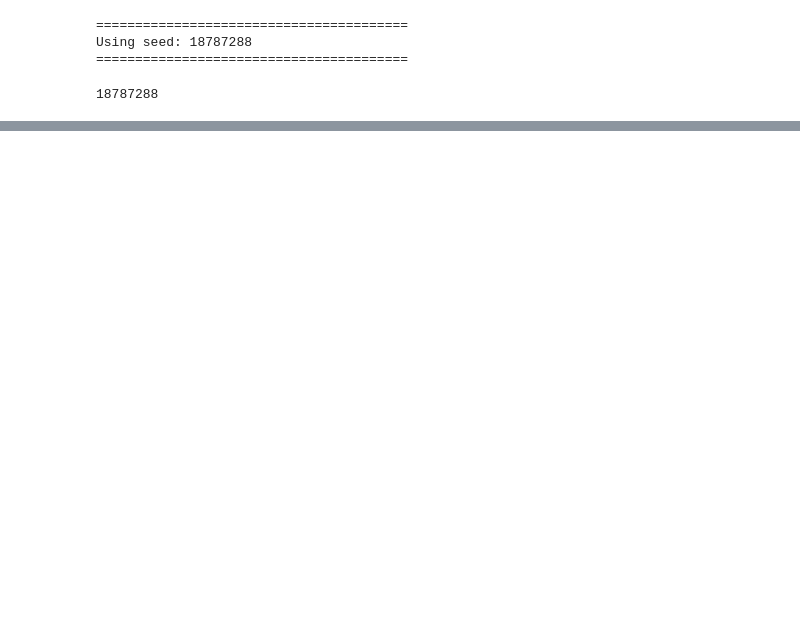
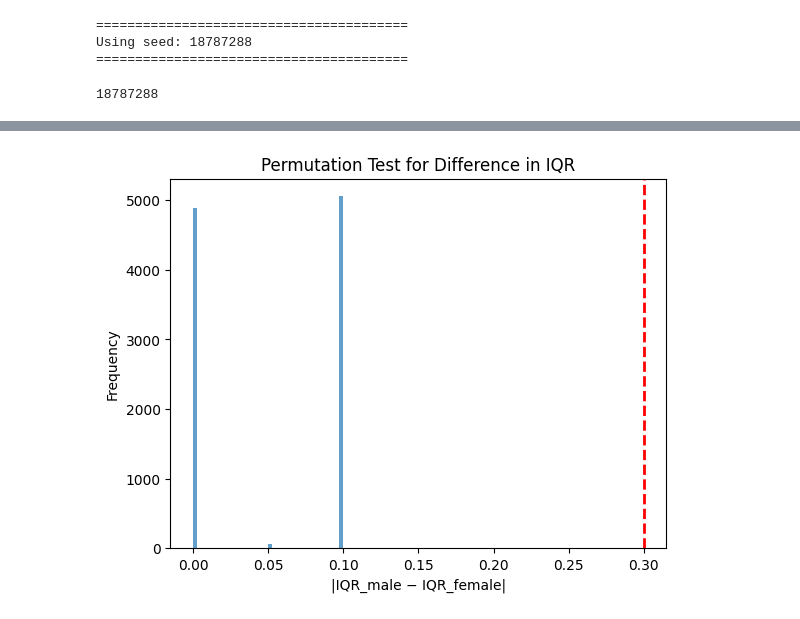
Before and after one commit to paolacalle/ape-capstone, a Jupyter notebook: analysis/q2.ipynb, the cells around one changed output, grey strips where cells are left out. Saved outputs shown, nothing was run; the diff lists cells and outputs as text; code cells hidden in the pictures; blank space fills up the shorter version.

```diff
--- a/analysis/q2.ipynb
+++ b/analysis/q2.ipynb
@@ -44,0 +104,22 @@ loader.add_gender_code(loader.cleaned_df)
+# %%
+n_perms = 10_000
+perm_stats = np.zeros(n_perms)
+
+for i in range(n_perms):
+    perm_gender = np.random.permutation(gender)
+
+    perm_iqr_m = iqr(ratings[perm_gender == 0])
+    perm_iqr_f = iqr(ratings[perm_gender == 1])
+
+    perm_stats[i] = np.abs(perm_iqr_m - perm_iqr_f)
+# %%
+import matplotlib.pyplot as plt
+
+plt.hist(perm_stats, bins=40, alpha=0.7)
+plt.axvline(obs_stat, color='red', linestyle='--', linewidth=2)
+plt.xlabel('|IQR_male − IQR_female|')
+plt.ylabel('Frequency')
+plt.title('Permutation Test for Difference in IQR')
+plt.show()
+# %% [output]
+[figure, added]
```
Also changed, not shown: parts of 9 cells of this notebook, 1 other file.
